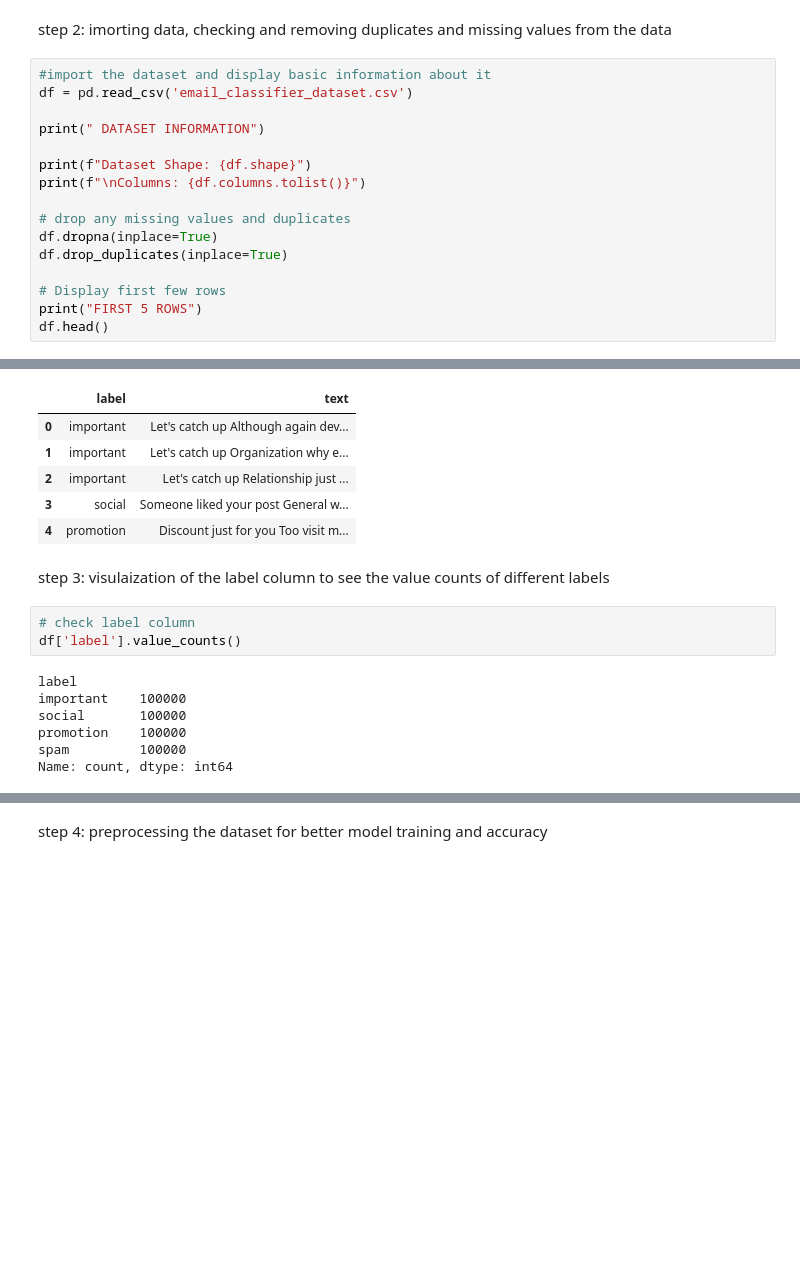
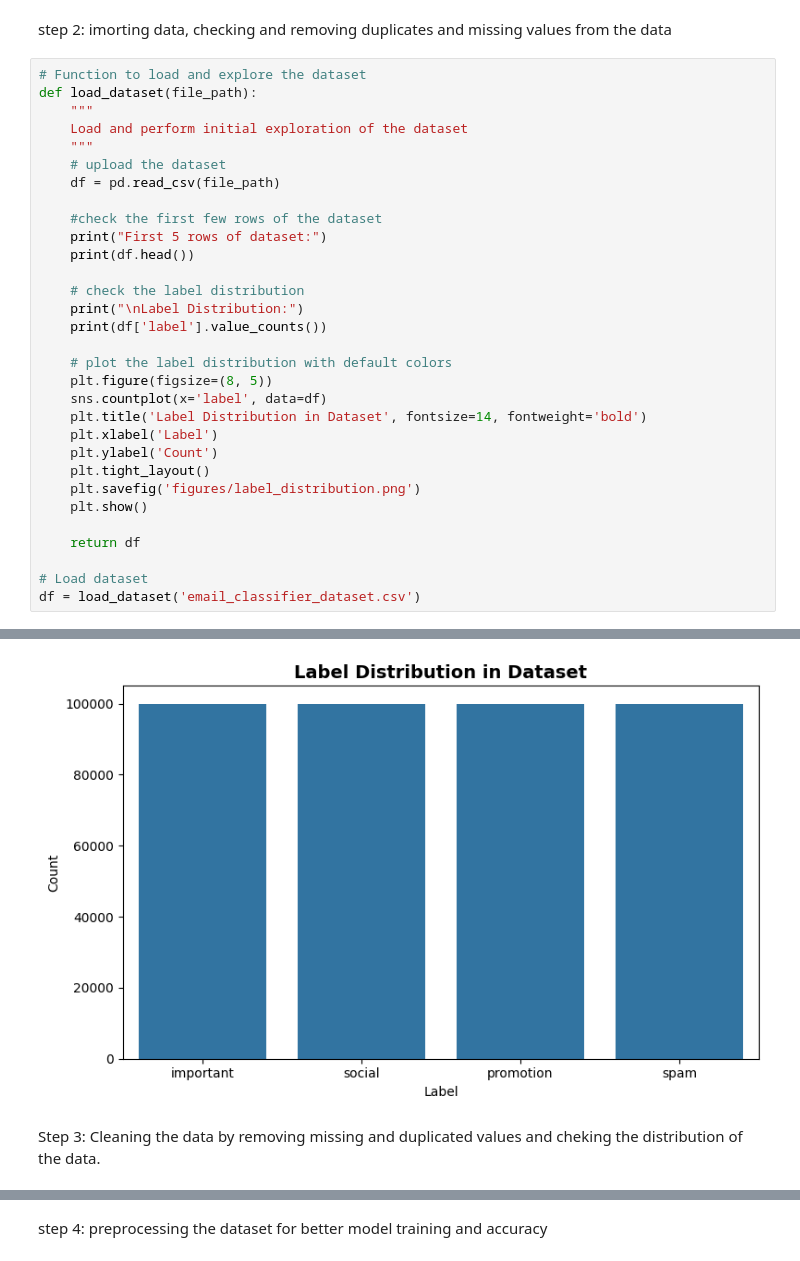
Before and after one commit to isaifullah/Intern_at_Hasnain_Karimain_Software_House, a Jupyter notebook: 05_email_classifier/email_classifier.ipynb, the cells around one changed output, grey strips where cells are left out. Saved outputs shown, nothing was run; the diff lists cells and outputs as text; blank space fills up the shorter version.

Commit message:
email classifier system

```diff
--- a/05_email_classifier/email_classifier.ipynb
+++ b/05_email_classifier/email_classifier.ipynb
@@ -62,19 +62,34 @@ warnings.filterwarnings('ignore')
 # %% [markdown]
 step 2: imorting data, checking and removing duplicates and missing values from the data
 # %%
-#import the dataset and display basic information about it
-df = pd.read_csv('email_classifier_dataset.csv')
+# Function to load and explore the dataset
+def load_dataset(file_path):
+    """
+    Load and perform initial exploration of the dataset
+    """
+    # upload the dataset
+    df = pd.read_csv(file_path)
 
-print(" DATASET INFORMATION")
+    #check the first few rows of the dataset
+    print("First 5 rows of dataset:")
+    print(df.head())
 
-print(f"Dataset Shape: {df.shape}")
-print(f"\nColumns: {df.columns.tolist()}")
+    # check the label distribution
+    print("\nLabel Distribution:")
+    print(df['label'].value_counts())
 
-# drop any missing values and duplicates
-df.dropna(inplace=True)
-df.drop_duplicates(inplace=True)
+    # plot the label distribution with default colors
+    plt.figure(figsize=(8, 5))
+    sns.countplot(x='label', data=df)
+    plt.title('Label Distribution in Dataset', fontsize=14, fontweight='bold')
+    plt.xlabel('Label')
+    plt.ylabel('Count')
+    plt.tight_layout()
+    plt.savefig('figures/label_distribution.png')
+    plt.show()
 
-# Display first few rows
-print("FIRST 5 ROWS")
-df.head()
+    return df
+
+# Load dataset
+df = load_dataset('email_classifier_dataset.csv')
 # %% [output]
@@ -86,18 +111,3 @@ FIRST 5 ROWS
-|  | label | text |
-| 0 | important | Let's catch up Although again dev... |
-| 1 | important | Let's catch up Organization why e... |
-| 2 | important | Let's catch up Relationship just ... |
-| 3 | social | Someone liked your post General w... |
-| 4 | promotion | Discount just for you Too visit m... |
+[figure, added]
 # %% [markdown]
-step 3: visulaization of the label column to see the value counts of different labels
+Step 3: Cleaning the data by removing missing and duplicated values and cheking the distribution of the data.
-# %%
-# check label column
-df['label'].value_counts()
-# %% [output]
-label
-important    100000
-social       100000
-promotion    100000
-spam         100000
-Name: count, dtype: int64
```
Also changed, not shown: parts of 35 cells of this notebook, 8 other files.
